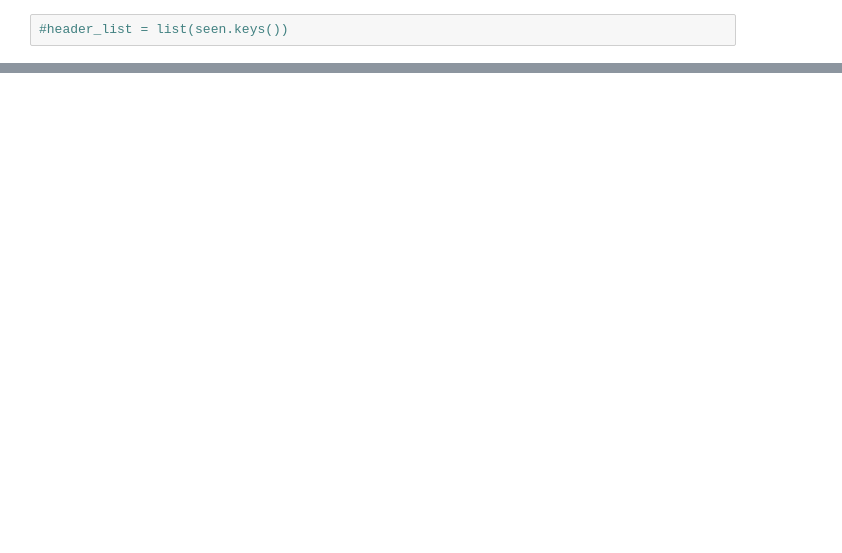
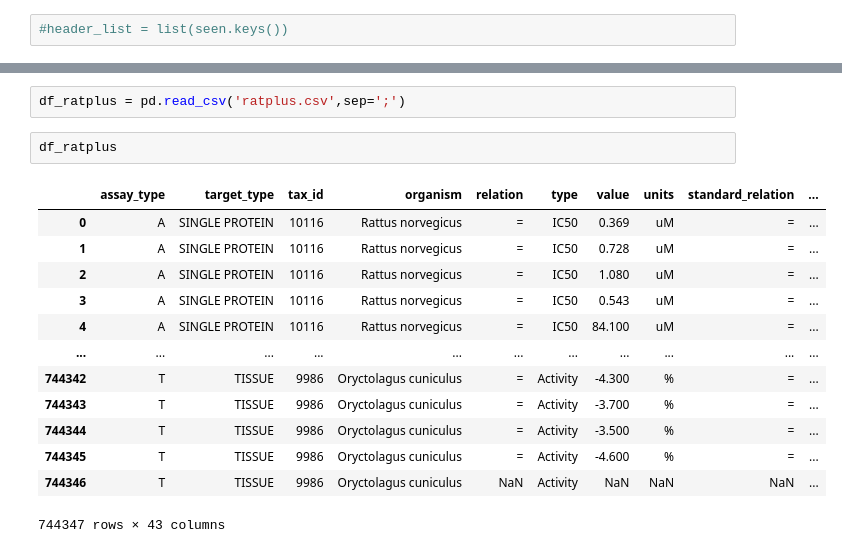
Before and after one commit to Cargill-Capstone2021/ADME-modeling-for-Cargill, a Jupyter notebook: working/data_preparation.ipynb, the cells around one changed output, grey strips where cells are left out. Saved outputs shown, nothing was run; the diff lists cells and outputs as text; blank space fills up the shorter version.

```diff
--- a/working/data_preparation.ipynb
+++ b/working/data_preparation.ipynb
@@ -163,0 +262,18 @@ len(seen_sorted)
+# %%
+df_ratplus = pd.read_csv('ratplus.csv',sep=';')
+# %%
+df_ratplus
+# %% [output]
+|  | assay_type | target_type | tax_id | organism | relation | type | value | units | standard_relation | ... |
+| 0 | A | SINGLE PROTEIN | 10116 | Rattus norvegicus | = | IC50 | 0.369 | uM | = | ... |
+| 1 | A | SINGLE PROTEIN | 10116 | Rattus norvegicus | = | IC50 | 0.728 | uM | = | ... |
+| 2 | A | SINGLE PROTEIN | 10116 | Rattus norvegicus | = | IC50 | 1.080 | uM | = | ... |
+| 3 | A | SINGLE PROTEIN | 10116 | Rattus norvegicus | = | IC50 | 0.543 | uM | = | ... |
+| 4 | A | SINGLE PROTEIN | 10116 | Rattus norvegicus | = | IC50 | 84.100 | uM | = | ... |
+| ... | ... | ... | ... | ... | ... | ... | ... | ... | ... | ... |
+| 744342 | T | TISSUE | 9986 | Oryctolagus cuniculus | = | Activity | -4.300 | % | = | ... |
+| 744343 | T | TISSUE | 9986 | Oryctolagus cuniculus | = | Activity | -3.700 | % | = | ... |
+| 744344 | T | TISSUE | 9986 | Oryctolagus cuniculus | = | Activity | -3.500 | % | = | ... |
+| 744345 | T | TISSUE | 9986 | Oryctolagus cuniculus | = | Activity | -4.600 | % | = | ... |
+| 744346 | T | TISSUE | 9986 | Oryctolagus cuniculus | NaN | Activity | NaN | NaN | NaN | ... |
+744347 rows × 43 columns
```
Also changed, not shown: parts of 14 cells of this notebook.
